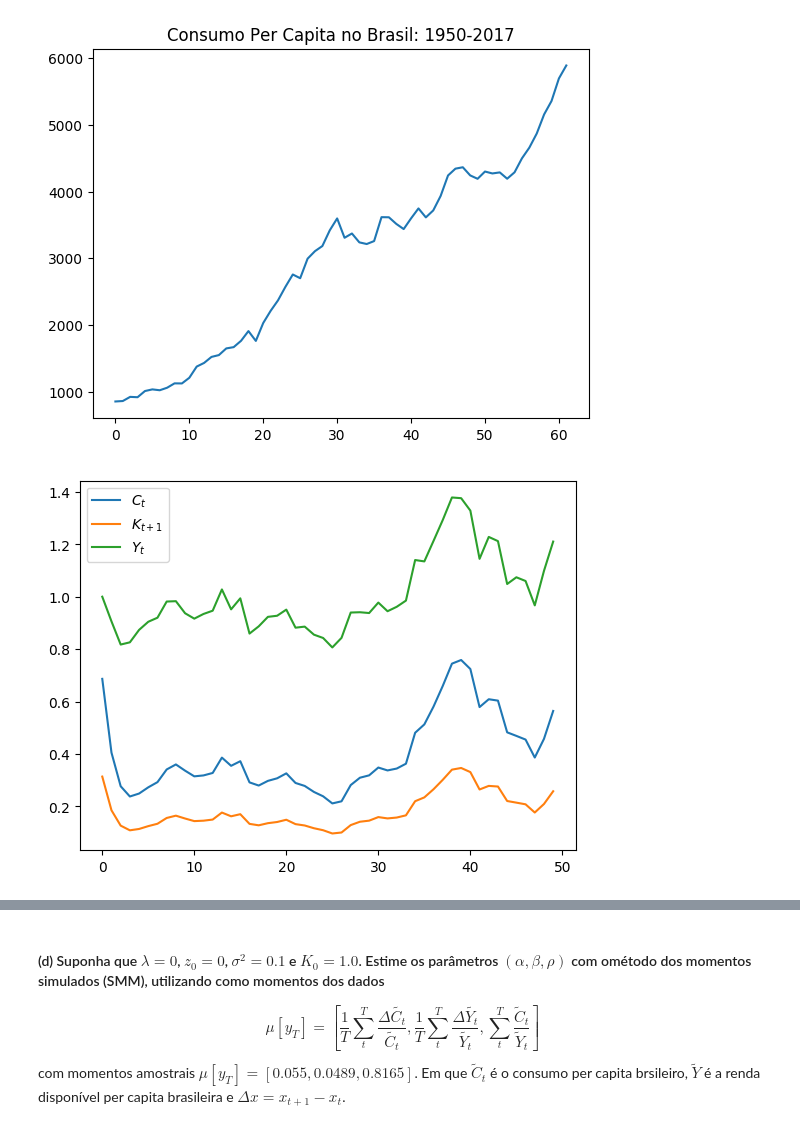
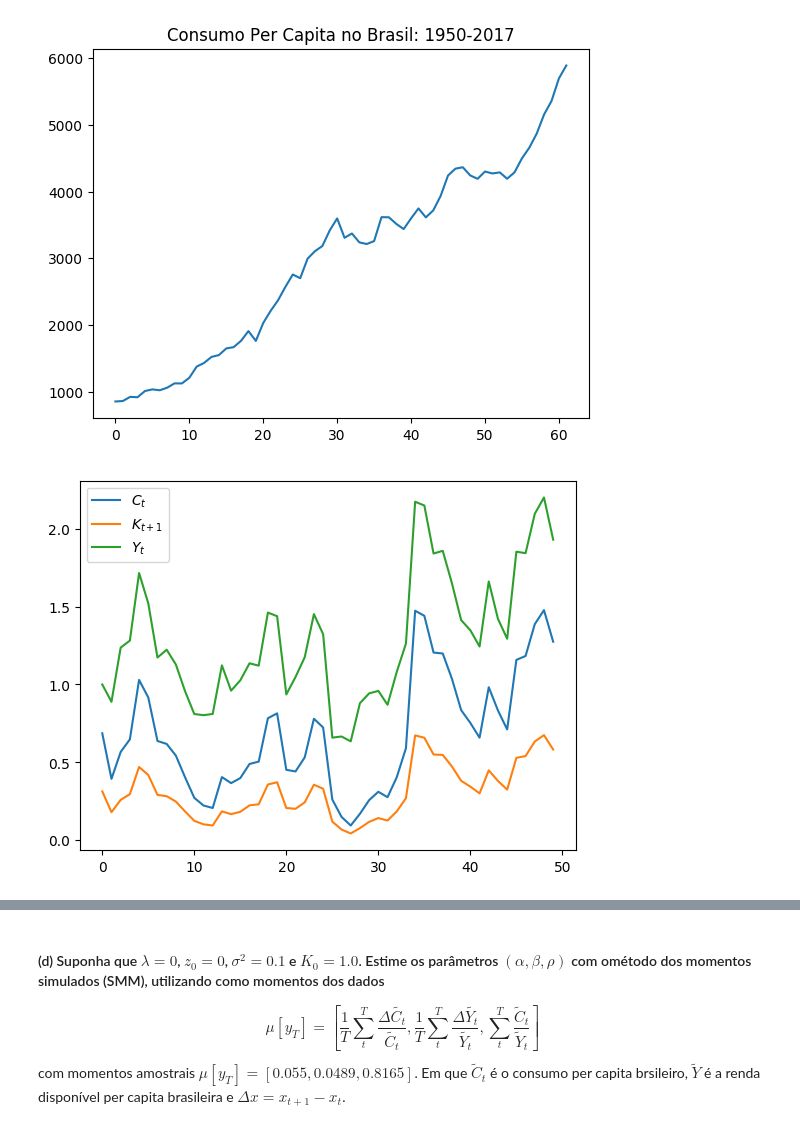
Before and after one commit to p-chaim/MacroEmpirica, a Jupyter notebook: examples/Lista_SMM_v0.5.2.ipynb, the cells around one changed output, grey strips where cells are left out. Drawn from its saved outputs; the diff is of its cells as text; code cells hidden in the pictures.

```diff
--- a/examples/Lista_SMM_v0.5.2.ipynb
+++ b/examples/Lista_SMM_v0.5.2.ipynb
@@ -102,32 +100,32 @@ function Simul_Paths(α::Float64, β::Float64, ρ::Float64, shocks::Vector{Float
     λ = 0.00
     K₀ = 1.0
     T = length(shocks)
     z = Vector{Float64}(T)
     C = Vector{Float64}(T)
     Kp = Vector{Float64}(T)
     Y = Vector{Float64}(T)
     z[1] = 0.0 # valor inicial do choque tecnológico
     C[1] = (1 - α*β)*exp(z[1])*K₀^α # valor inicial do consumo
     Kp[1] = α*β*exp(z[1])*K₀^α # valor inicial do capital um passo a frente
     Y[1] = exp(z[1])^K₀^α # valor inicial do produto
     for t ∈ 2:T
         z[t] = λ*(1-ρ) + ρ*z[t-1] + shocks[t] # sorteado choque de produtividade
         C[t] = pol_C(α, β, z[t], Kp[t-1]) # consumo pela função política
         Kp[t] = pol_Kp(α, β, z[t], Kp[t-1]) # capital pela função política
         Y[t] = exp(z[t])^Kp[t-1]^α # produto pela função de produção
     end
     (moms == false) && (return C, Kp, Y) # se moms==false, retorna as trajetórias e a função termina aqui.
     moms = zeros(3) # se moms==true a função continua e retorna os momentos
     moms[1] = mean(diff(log.(C)))
     moms[2] = mean(diff(log.(Y)))
     moms[3] = sum(mean(C./Y))
     return moms
 end;
-T = 50; σ² = 0.01; σ = √σ²;
+T = 50; σ² = 0.1; σ = √σ²;
 shocks = rand(Normal(0.0, σ), T);
 α₀ = 0.33; β₀ = 0.95; ρ₀ = .9;
 _C, _Kp, _Y = Simul_Paths(α₀, β₀, ρ₀, shocks);
 plot(_C, label=L"$C_t$"); plot(_Kp, label=L"$K_{t+1}$"); plot(_Y, label=L"$Y_t$");
 legend();
 # %% [output]
-[figure, old version]
+[figure, new version]
```
Also changed, not shown: parts of 8 cells of this notebook.
